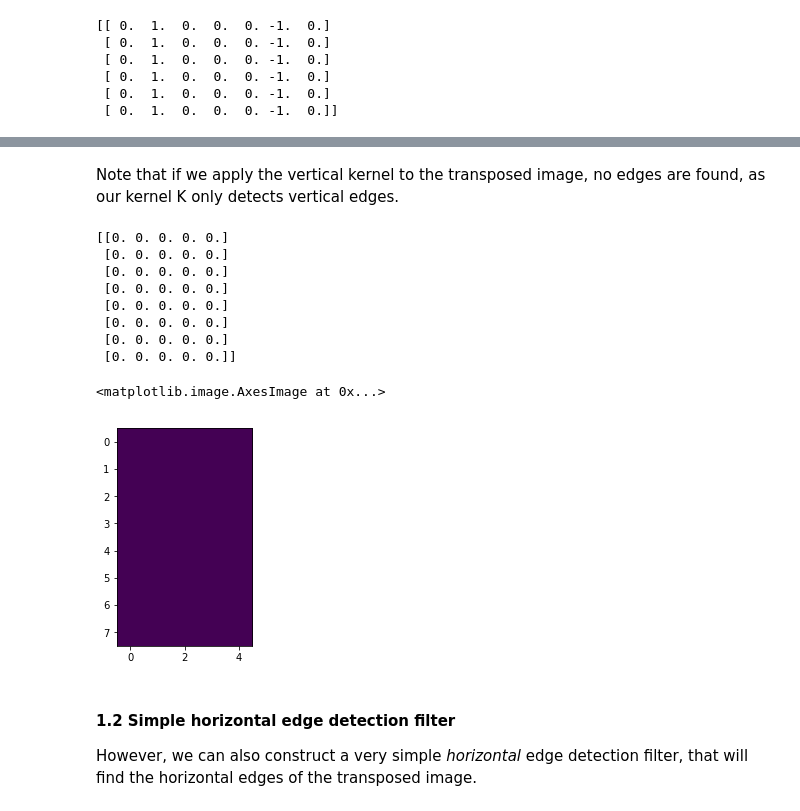
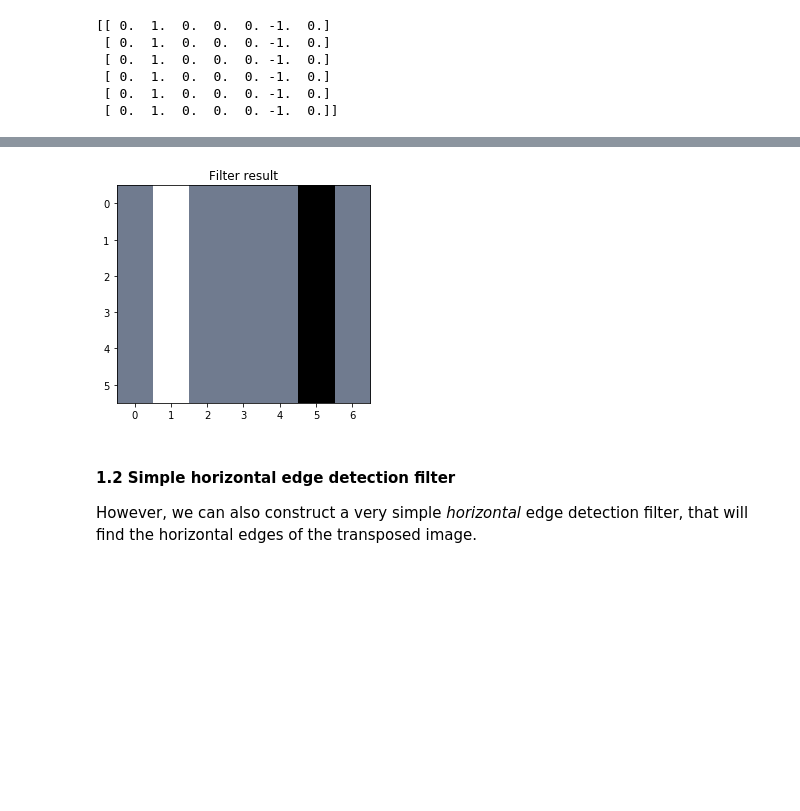
Before and after one commit to QPC-database/aws-machine-learning-embark, a Jupyter notebook: NOTEBOOKS/DAY 4/EMBK-NLP-DAY4-FILTERS-NB.ipynb, the cells around one changed output, grey strips where cells are left out. Saved outputs shown, nothing was run; the diff lists cells and outputs as text; code cells hidden in the pictures; blank space fills up the shorter version.

```diff
--- a/NOTEBOOKS/DAY 4/EMBK-NLP-DAY4-FILTERS-NB.ipynb
+++ b/NOTEBOOKS/DAY 4/EMBK-NLP-DAY4-FILTERS-NB.ipynb
@@ -82,20 +70,8 @@ plt.imshow(X_K)
-# %% [markdown]
-Note that if we apply the vertical kernel to the transposed image, no edges are found, as our kernel K only detects vertical edges.
-# %%
-XT_K = corr2d(X.T, K)
-print(XT_K)
-plt.imshow(XT_K)
-# %% [output]
-[[0. 0. 0. 0. 0.]
- [0. 0. 0. 0. 0.]
- [0. 0. 0. 0. 0.]
- [0. 0. 0. 0. 0.]
- [0. 0. 0. 0. 0.]
- [0. 0. 0. 0. 0.]
- [0. 0. 0. 0. 0.]
- [0. 0. 0. 0. 0.]]
-<matplotlib.image.AxesImage at 0x...>
-[figure, removed]
+# %%
+plt.title("Filter result")
+plt.imshow(X_K.asnumpy(), cmap=plt.cm.bone);
+# %% [output]
+[figure, added]
 # %% [markdown]
 #### 1.2 Simple horizontal edge detection filter
 
```
Also changed, not shown: parts of 32 cells of this notebook, 8 other files.
